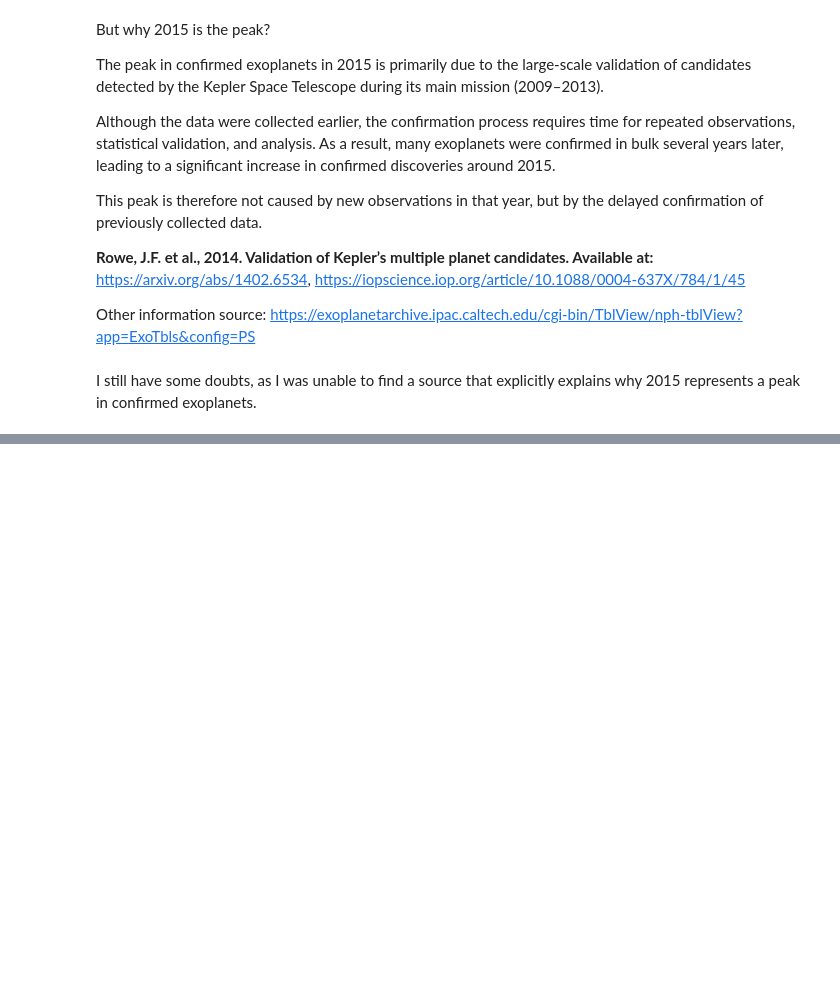
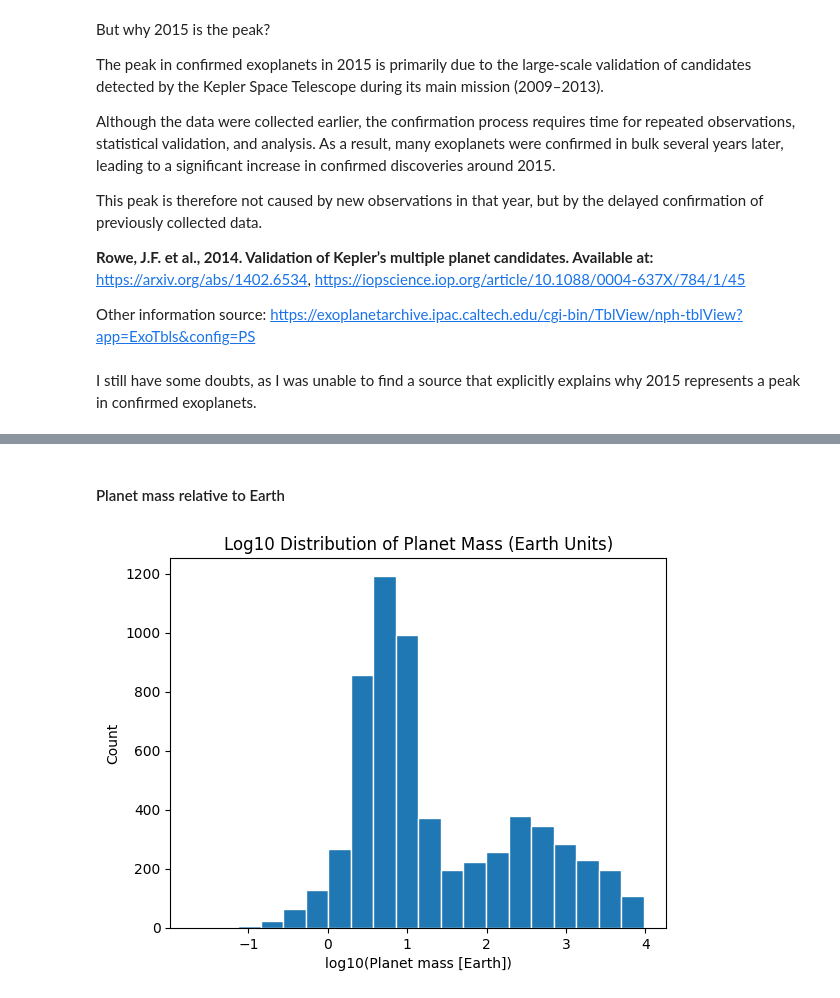
Before and after one commit to plamensve/DS_2026_FP, a Jupyter notebook: notebooks/02_detection_method_vs_planet_properties.ipynb, the cells around one changed output, grey strips where cells are left out. Saved outputs shown, nothing was run; the diff lists cells and outputs as text; code cells hidden in the pictures; blank space fills up the shorter version.

Commit message:
ADD: begin of hypotheses testing

```diff
--- a/notebooks/02_detection_method_vs_planet_properties.ipynb
+++ b/notebooks/02_detection_method_vs_planet_properties.ipynb
@@ -215,0 +255,11 @@ I still have some doubts, as I was unable to find a source that explicitly expla
+# %% [markdown]
+#### Planet mass relative to Earth
+# %%
+plt.hist(np.log10(hypotheses_data['planet_mass_earth']), bins=20, edgecolor='white')
+
+plt.title('Log10 Distribution of Planet Mass (Earth Units)')
+plt.xlabel('log10(Planet mass [Earth])')
+plt.ylabel('Count')
+plt.show()
+# %% [output]
+[figure, added]
```
Also changed, not shown: parts of 10 cells of this notebook.
